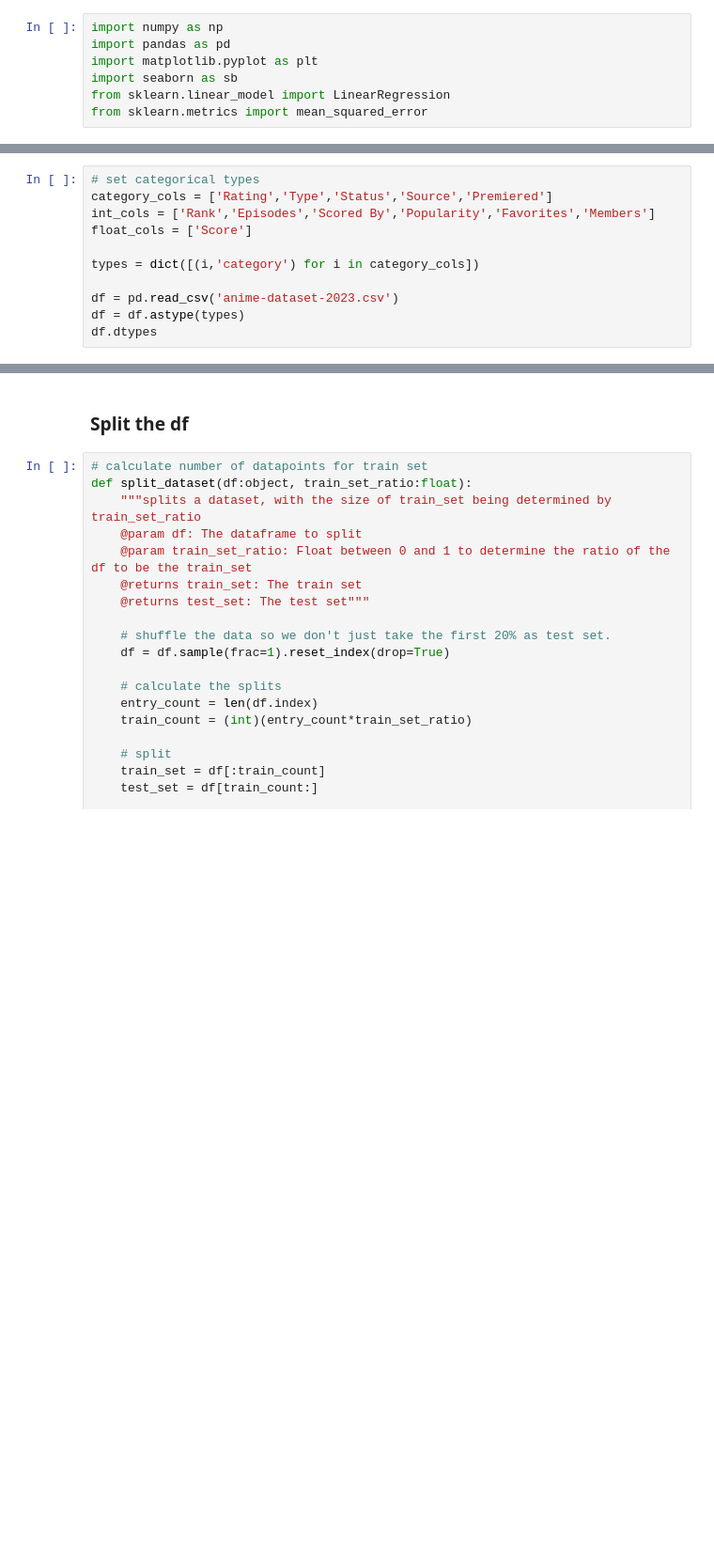
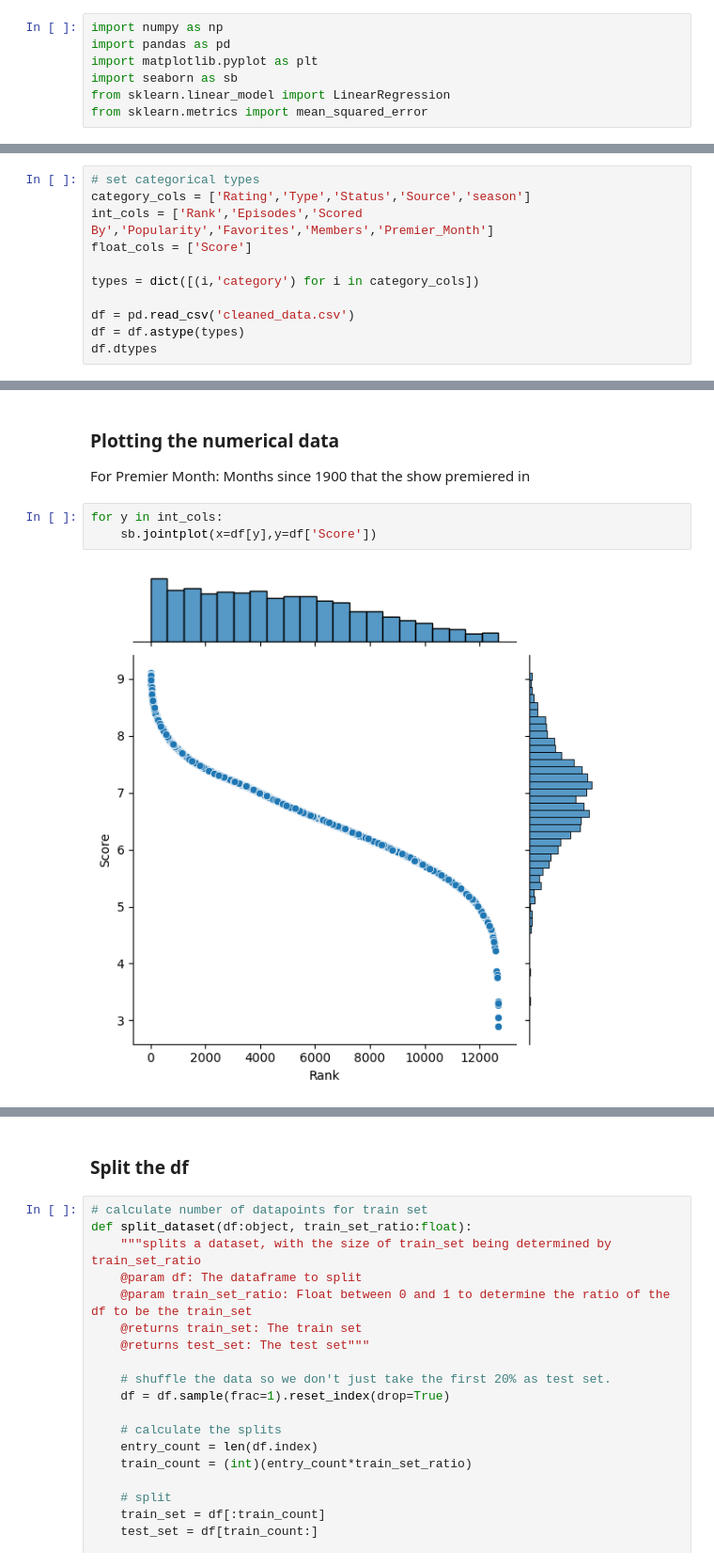
Before and after one commit to GabrielLim01/SC1015-Anime-Analysis, a Jupyter notebook: mal.ipynb, the cells around one changed output, grey strips where cells are left out. Shown at 94% size. Saved outputs shown, nothing was run; the diff lists cells and outputs as text; blank space fills up the shorter version.

Commit message:
split into 2 notebooks, fix premier col

```diff
--- a/mal.ipynb
+++ b/mal.ipynb
@@ -8,12 +12,12 @@ from sklearn.metrics import mean_squared_error
 # %%
 # set categorical types
-category_cols = ['Rating','Type','Status','Source','Premiered']
-int_cols = ['Rank','Episodes','Scored By','Popularity','Favorites','Members']
+category_cols = ['Rating','Type','Status','Source','season']
+int_cols = ['Rank','Episodes','Scored By','Popularity','Favorites','Members','Premier_Month']
 float_cols = ['Score']
 
 types = dict([(i,'category') for i in category_cols])
 
-df = pd.read_csv('anime-dataset-2023.csv')
+df = pd.read_csv('cleaned_data.csv')
 df = df.astype(types)
 df.dtypes
 # %% [output]
@@ -101,0 +41,9 @@ df.head()
+# %% [markdown]
+### Plotting the numerical data
+
+For Premier Month: Months since 1900 that the show premiered in
+# %%
+for y in int_cols:
+    sb.jointplot(x=df[y],y=df['Score'])
+# %% [output]
+[figure, added]
```
Also changed, not shown: parts of 14 cells of this notebook, 1 other file.
